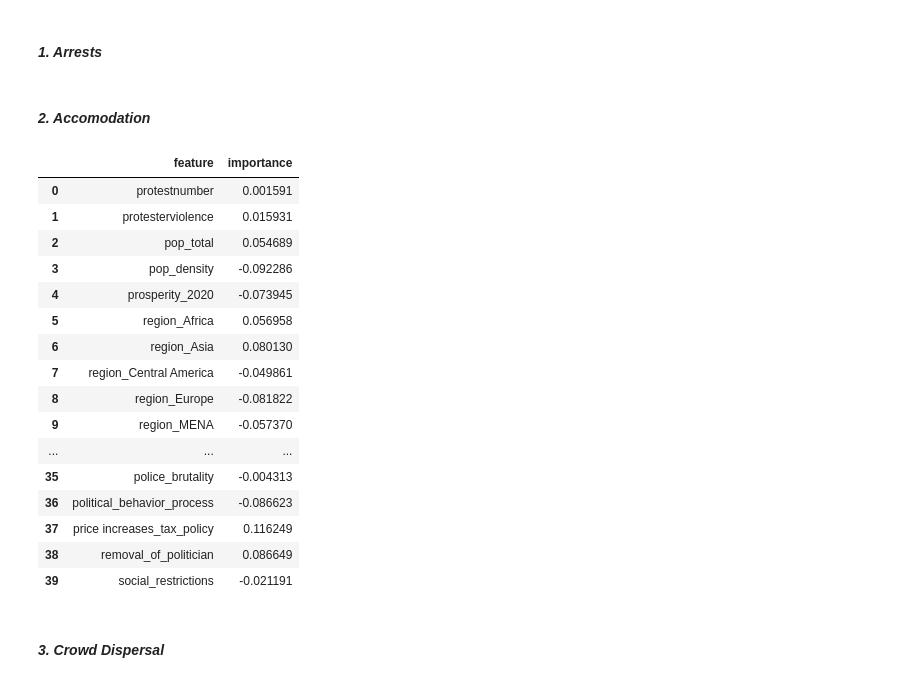
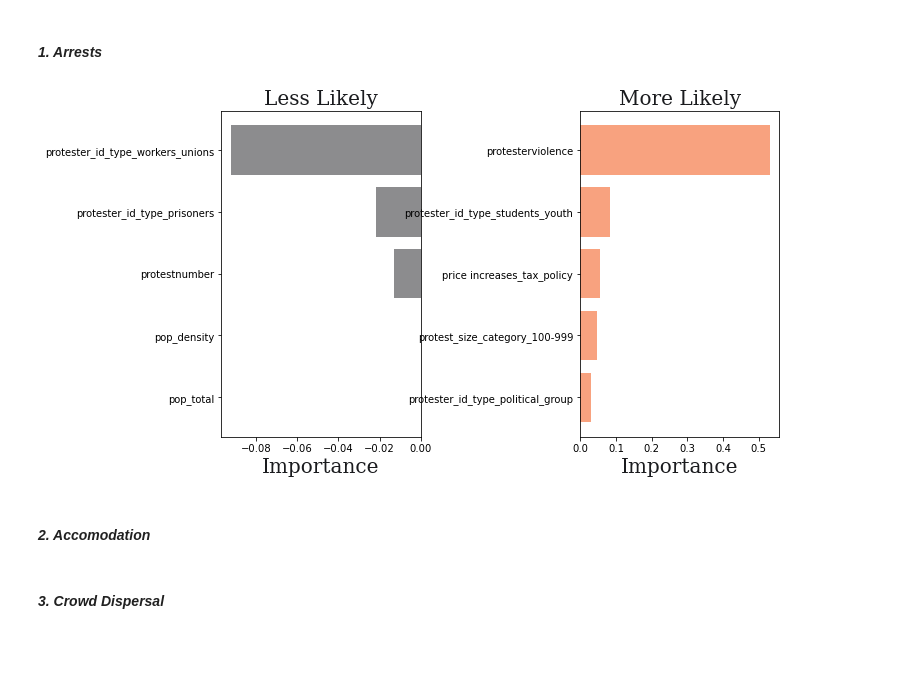
Before and after one commit to EmFib/Mass-Protests, a Jupyter notebook: users/log_reg_for_metrics_en.ipynb, the cells around one changed output. Cells and saved outputs as stored; diff of their text form; code cells hidden in the pictures; blank space fills up the shorter version.

Commit message:
cleaned up log reg metrics and added some plots

```diff
--- a/users/log_reg_for_metrics_en.ipynb
+++ b/users/log_reg_for_metrics_en.ipynb
@@ -319,3 +345,43 @@ def state_response_predictor(df, features, target, model, output_flag=False):
+# %%
+font = {'family': 'serif',
+        'color':  '#1a1b1e',
+        'weight': 'normal',
+        'size': 20,
+        }
+
+def plot_most_important_features(negative_features, negative_coeffs, positive_features, positive_coeffs, title):
+
+    y_pos = np.arange(len(negative_coeffs))
+
+    pairs_pos = [(a,b) for a,b in zip(positive_coeffs, positive_features)]
+    pairs_pos = sorted(pairs_pos, key=lambda x: x[0])
+
+    pairs_neg = [(a,b) for a,b in zip(negative_coeffs, negative_features)]
+    pairs_neg = sorted(pairs_neg, key=lambda x: x[0], reverse=True)
+
+    positive_coeffs = [a[0] for a in pairs_pos]
+    positive_features = [a[1] for a in pairs_pos]
+
+    negative_coeffs = [a[0] for a in pairs_neg]
+    negative_features = [a[1] for a in pairs_neg]
+
+    fig = plt.figure(figsize=(10,6))
+
+    plt.subplot(121)
+    plt.barh(y_pos, negative_coeffs, align='center', alpha=0.5, color='#1a1b1e')
+    plt.title('Less Likely', fontdict=font)
+    plt.yticks(y_pos, negative_features, fontsize=10)
+#     plt.suptitle('Key Words', fontsize=16)
+    plt.xlabel('Importance', fontdict=font)
+
+    plt.subplot(122)
+    plt.barh(y_pos, positive_coeffs, align='center', alpha=0.5, color="#f24600")
+    plt.title("More Likely", fontdict=font)
+    plt.yticks(y_pos, positive_features, fontsize=10)
+#     plt.suptitle('Key Words', fontsize=16)
+    plt.xlabel('Importance', fontdict=font)
+
+    plt.subplots_adjust(wspace=.8)
 # %% [markdown]
 ### Identifying `features` to use in Logistic Regressions
 # %%
@@ -424,3 +403,9 @@ def find_most_important_words(vectorizer, estimator, n=10):
+# %%
+negative_features_arr, negative_coeffs_arr, positive_features_arr, positive_coeffs_arr = find_most_important_features(X_train_arr, logreg_arr)
+# %%
+plot_most_important_features(negative_features_arr, negative_coeffs_arr, positive_features_arr, positive_coeffs_arr, 'title')
+# %% [output]
+[figure, added]
 # %% [markdown]
 #### **_2. Accomodation_**
 # %%
@@ -428,27 +413,6 @@ logreg_acc = LogisticRegression(C=0.01, max_iter=100, penalty='l2', solver='libl
 
 X_train_acc, roc_auc, f1_score_train, f1_score_test, precision_train, precision_test, \
 recall_train, recall_test, accuracy_train, accuracy_test = state_response_predictor(mass_no_country, features, 'accomodation', logreg_acc)
-# %%
-acc_coef = pd.DataFrame(list(zip(X_train_acc.columns, logreg_acc.coef_[0])), columns=['feature', 'importance'])
-acc_coef
-# %% [output]
-|  | feature | importance |
-| 0 | protestnumber | 0.001591 |
-| 1 | protesterviolence | 0.015931 |
-| 2 | pop_total | 0.054689 |
-| 3 | pop_density | -0.092286 |
-| 4 | prosperity_2020 | -0.073945 |
-| 5 | region_Africa | 0.056958 |
-| 6 | region_Asia | 0.080130 |
-| 7 | region_Central America | -0.049861 |
-| 8 | region_Europe | -0.081822 |
-| 9 | region_MENA | -0.057370 |
-| ... | ... | ... |
-| 35 | police_brutality | -0.004313 |
-| 36 | political_behavior_process | -0.086623 |
-| 37 | price increases_tax_policy | 0.116249 |
-| 38 | removal_of_politician | 0.086649 |
-| 39 | social_restrictions | -0.021191 |
 # %% [markdown]
 #### **_3. Crowd Dispersal_**
 # %%
```
Also changed, not shown: parts of 18 cells of this notebook.
